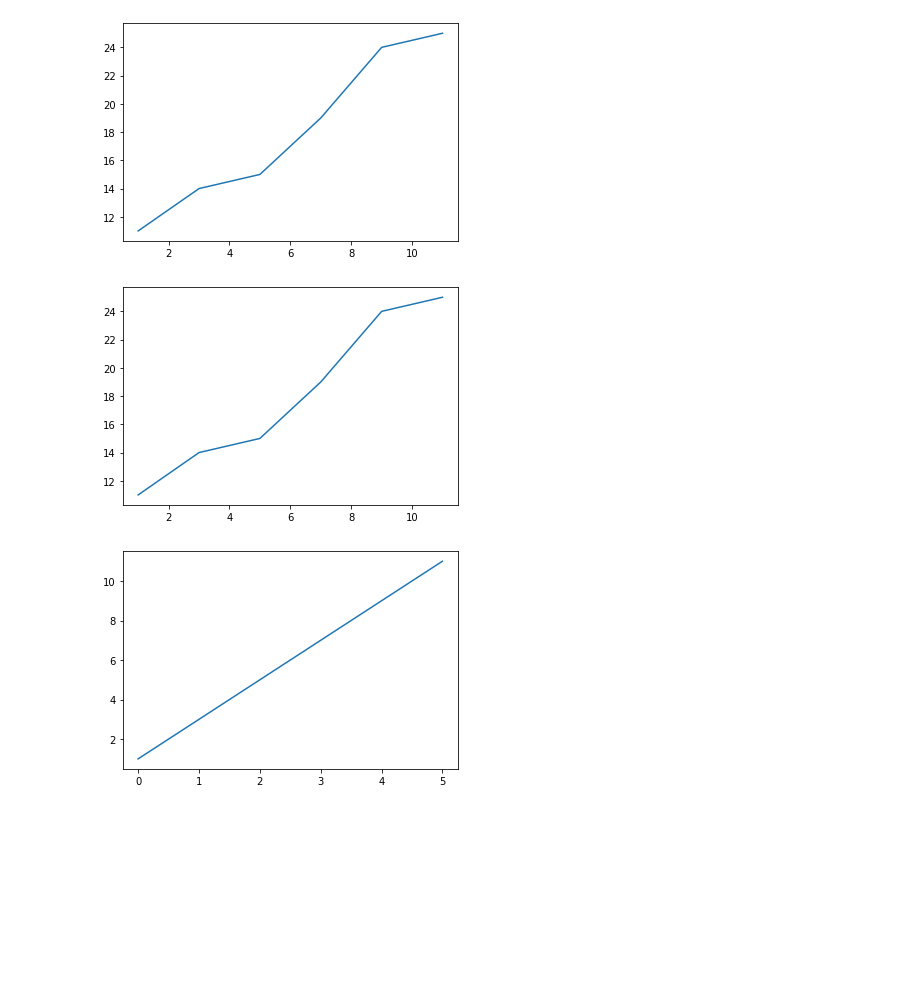
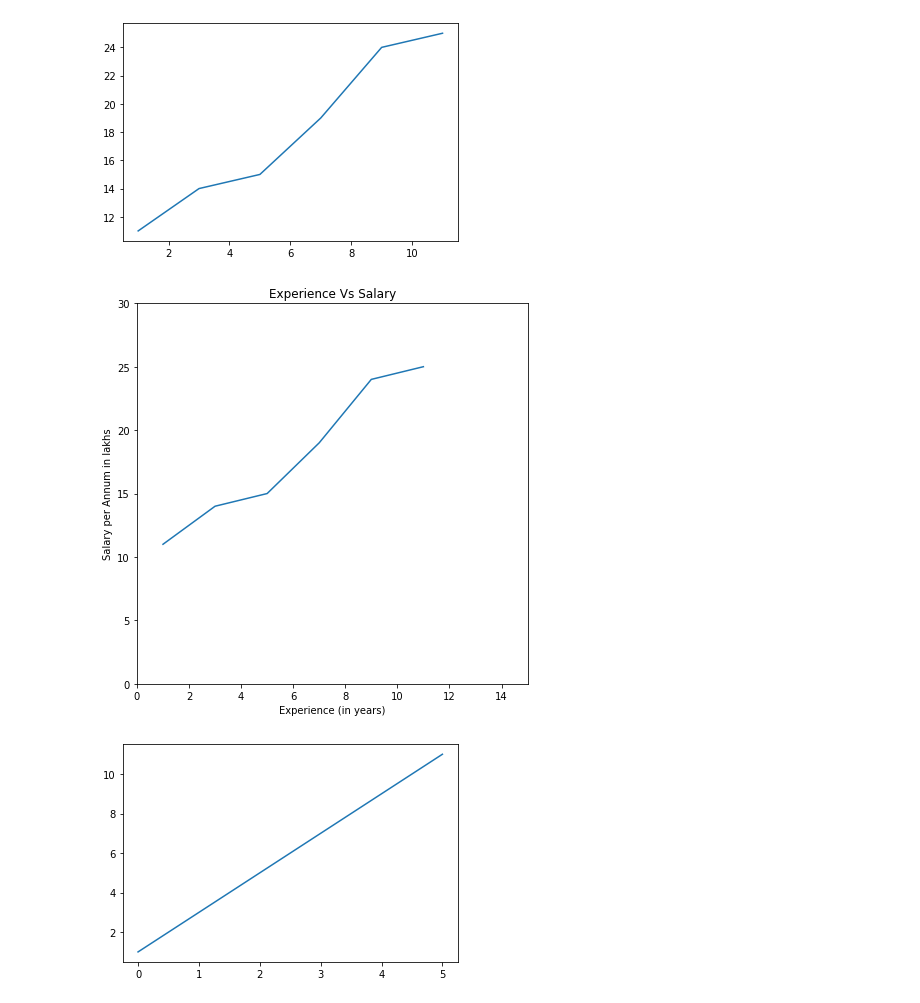
Before and after one commit to sneha-lohana/itv-machine-learning, a Jupyter notebook: 3.1 Visualization with matplotlib.ipynb, the cells around one changed output. Cells and saved outputs as stored; diff of their text form; code cells hidden in the pictures; blank space fills up the shorter version.

```diff
--- a/3.1 Visualization with matplotlib.ipynb
+++ b/3.1 Visualization with matplotlib.ipynb
@@ -18,10 +18,16 @@ plt.plot(x,y)
 [figure]
 # %%
 # to avoid the object name use show function
+plt.figure(figsize=(7,7))
 plt.plot(x,y)
+plt.title("Experience Vs Salary")
+plt.xlabel("Experience (in years)")
+plt.ylabel("Salary per Annum in lakhs")
+plt.xlim((0, 15))
+plt.ylim((0, 30))
 plt.show()
 # %% [output]
-[figure, old version]
+[figure, new version]
 # %%
 # 1 dimension plotting
 plt.plot(x)
```
Also changed, not shown: parts of 4 cells of this notebook, 1 other file.
